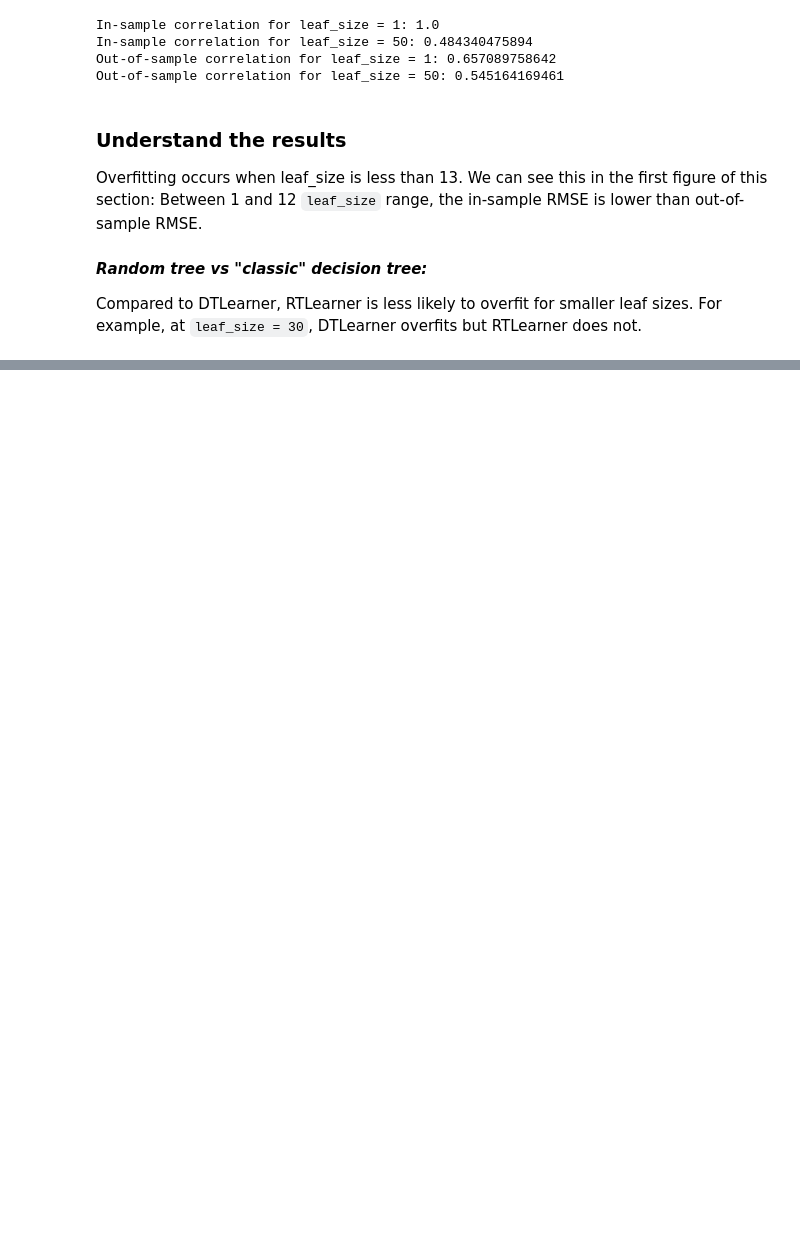
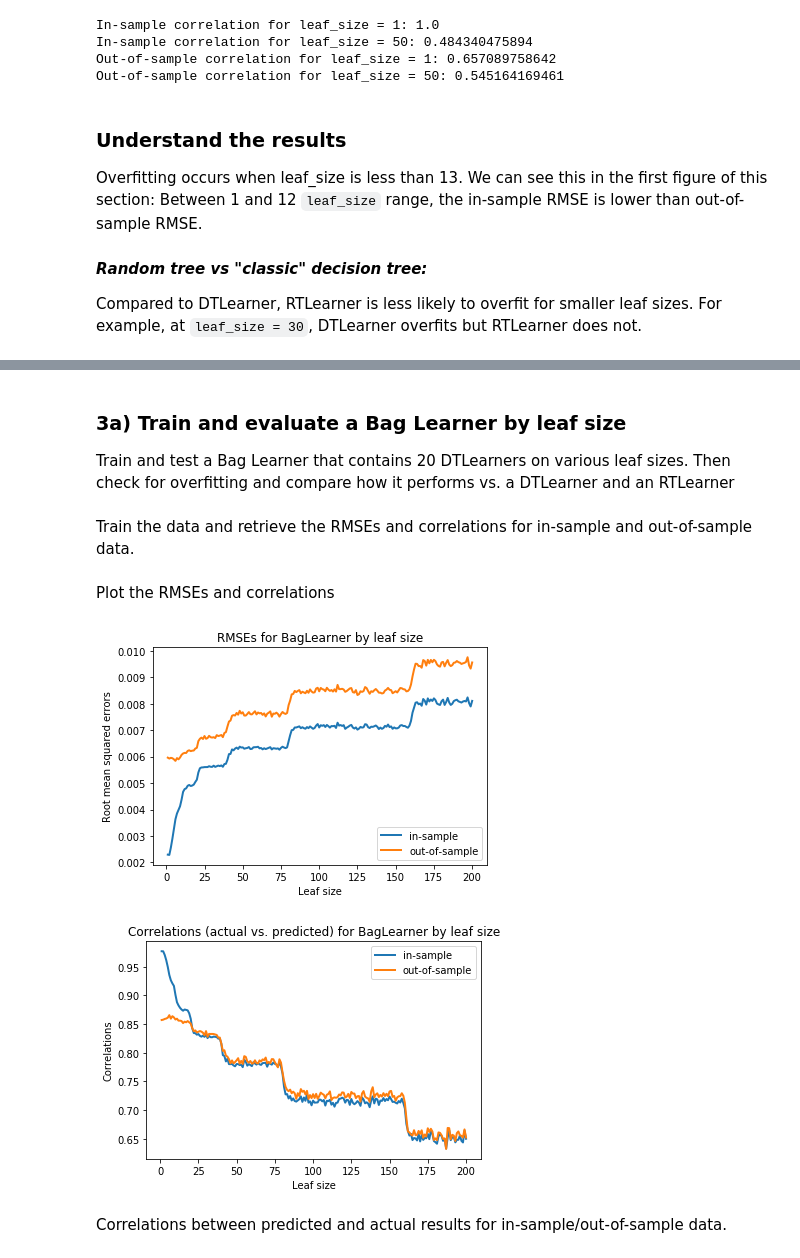
Before and after one commit to sanzo1/ml_trading_assess_learners, a Jupyter notebook: analyze_learners.ipynb, the cells around one changed output, grey strips where cells are left out. Cells and saved outputs as stored; diff of their text form; code cells hidden in the pictures; blank space fills up the shorter version.

Commit message:
test: Test BagLearner on various leaf sizes and various bag sizes

```diff
--- a/analyze_learners.ipynb
+++ b/analyze_learners.ipynb
@@ -132,0 +144,24 @@ Compared to DTLearner, RTLearner is less likely to overfit for smaller leaf size
+# %% [markdown]
+### 3a) Train and evaluate a Bag Learner by leaf size <a class="anchor" id="thirda"></a>
+
+Train and test a Bag Learner that contains 20 DTLearners on various leaf sizes. Then check for overfitting and compare how it performs vs. a DTLearner and an RTLearner
+# %% [markdown]
+Train the data and retrieve the RMSEs and correlations for in-sample and out-of-sample data.
+# %%
+# Ignore RuntimeWarning caused by scipy.stats.pearsonr
+with warnings.catch_warnings():
+    warnings.simplefilter("ignore")
+    RMSEin_mean, RMSEout_mean, CORRin_mean, CORRout_mean = train_test_learner(trainX, trainY, testX, testY,
+    bl.BagLearner, max_leaf_size=max_leaf_size, num_iterations=num_iterations, learner=dtl.DTLearner)
+# %% [markdown]
+Plot the RMSEs and correlations
+# %%
+plot_results(RMSEin_mean, RMSEout_mean, "RMSEs for BagLearner by leaf size",
+    "Leaf size", "Root mean squared errors", xaxis_length=max_leaf_size)
+plot_results(CORRin_mean, CORRout_mean, "Correlations (actual vs. predicted) for BagLearner by leaf size",
+    "Leaf size", "Correlations", "upper right", max_leaf_size)
+# %% [output]
+[figure, added]
+[figure, added]
+# %% [markdown]
+Correlations between predicted and actual results for in-sample/out-of-sample data.
```
Also changed, not shown: parts of 17 cells of this notebook.
